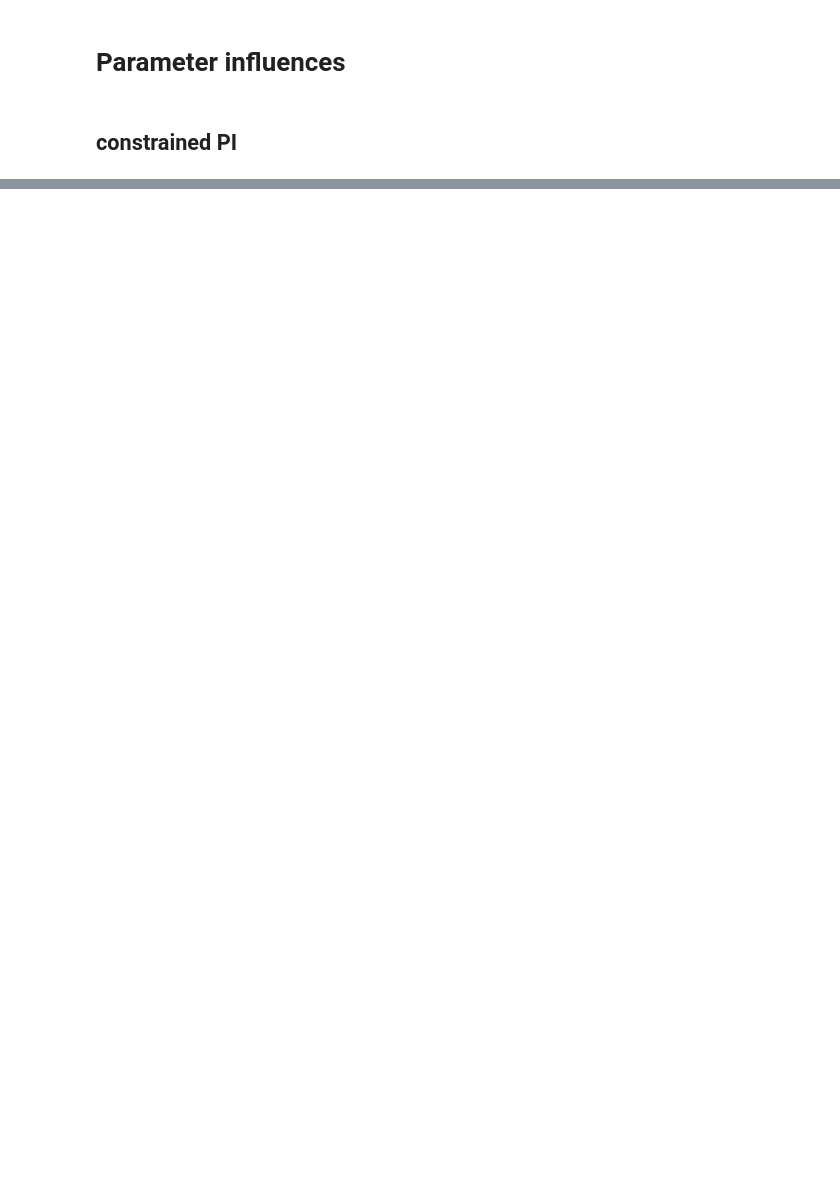
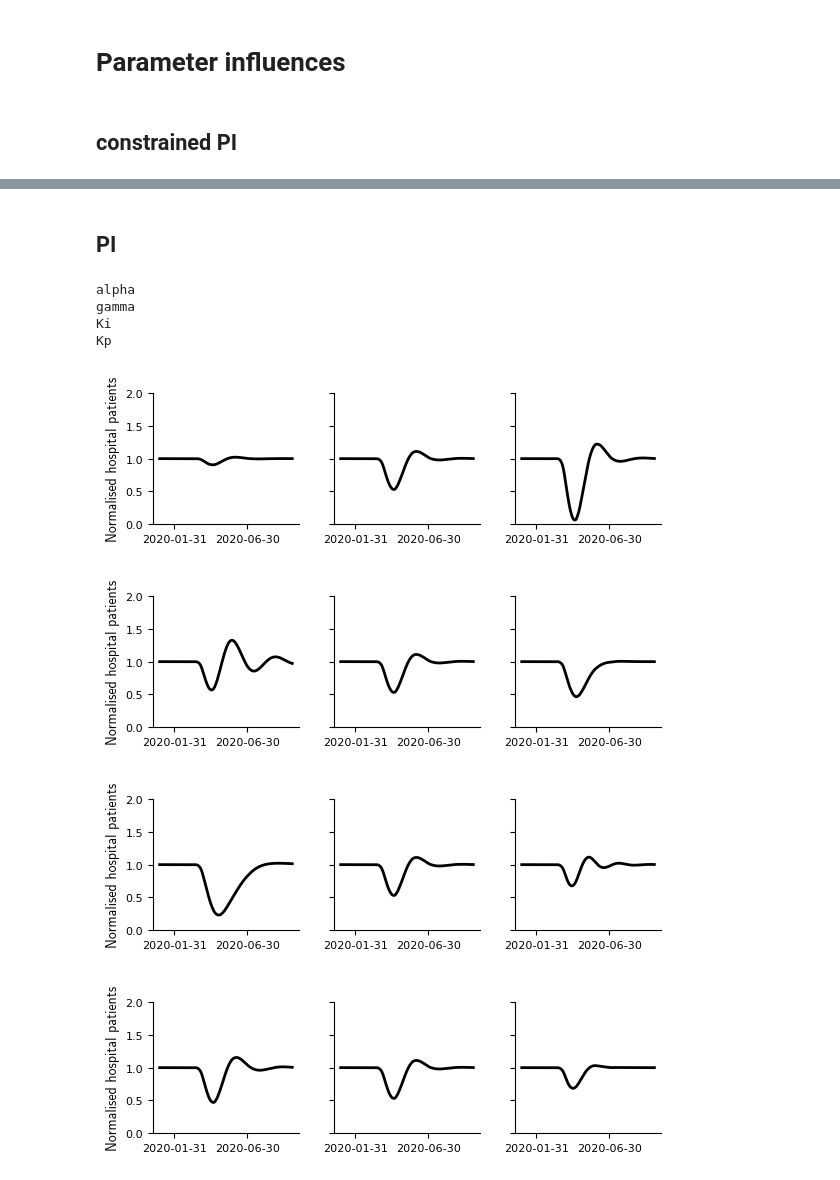
Before and after one commit to woldmuyn/COVID19-Model, a Jupyter notebook: notebooks/scratch/woldmuyn_postponed_healthcare_PI_models.ipynb, the cells around one changed output, grey strips where cells are left out. Drawn from its saved outputs; the diff is of its cells as text; code cells hidden in the pictures; blank space fills up the shorter version.

```diff
--- a/notebooks/scratch/woldmuyn_postponed_healthcare_PI_models.ipynb
+++ b/notebooks/scratch/woldmuyn_postponed_healthcare_PI_models.ipynb
@@ -322,0 +327,42 @@ for parameter_name,parameter_choices in parameters.items():
+# %% [markdown]
+## PI
+# %%
+MDC = ['05',]
+
+alpha_choices = [0.00001,0.00005,0.0001]
+
+gamma_choices = [0.02,0.05,0.1]
+
+KI_choices = [0.001,0.005,0.01]
+
+Kp_choices = [0,0.01,0.05]
+
+parameters = {'alpha':alpha_choices,'gamma':gamma_choices,'Ki':KI_choices,'Kp':Kp_choices}
+# %%
+for parameter_name,parameter_choices in parameters.items():
+    fig, axs = plt.subplots(1,3,figsize=(6,2),sharey=True,sharex=True)
+    print(parameter_name)
+    model = init_model(PI)
+    for i,parameter_value in enumerate(parameter_choices):
+        model.parameters.update({parameter_name:parameter_value})
+        out = model.sim([start_sim,end_sim])
+        for disease in MDC:
+            out_plot = out.sel(MDC=disease,date=plot_time)['H']
+            axs[i].plot(plot_time,out_plot,color='black',linewidth=2)
+            axs[i].set_ylim([0,2])
+            #axs[i].set_title(f'{string.ascii_lowercase[i]})',font=label_font)
+            axs[i].xaxis.set_ticks(pd.date_range(plot_start_date,plot_end_date,freq='5M'))
+            axs[i].tick_params(axis='both', which='major', labelsize=8)
+            axs[i].grid(False)
+    axs[0].set_ylabel('Normalised hospital patients',font=label_font)
+    fig.tight_layout()
+    fig.savefig(os.path.join(result_folder,f'PI_{parameter_name}'),dpi=600,bbox_inches='tight')
+# %% [output]
+alpha
+gamma
+Ki
+Kp
+[figure, added]
+[figure, added]
+[figure, added]
+[figure, added]
```
Also changed, not shown: parts of 11 cells of this notebook, 58 other files.
